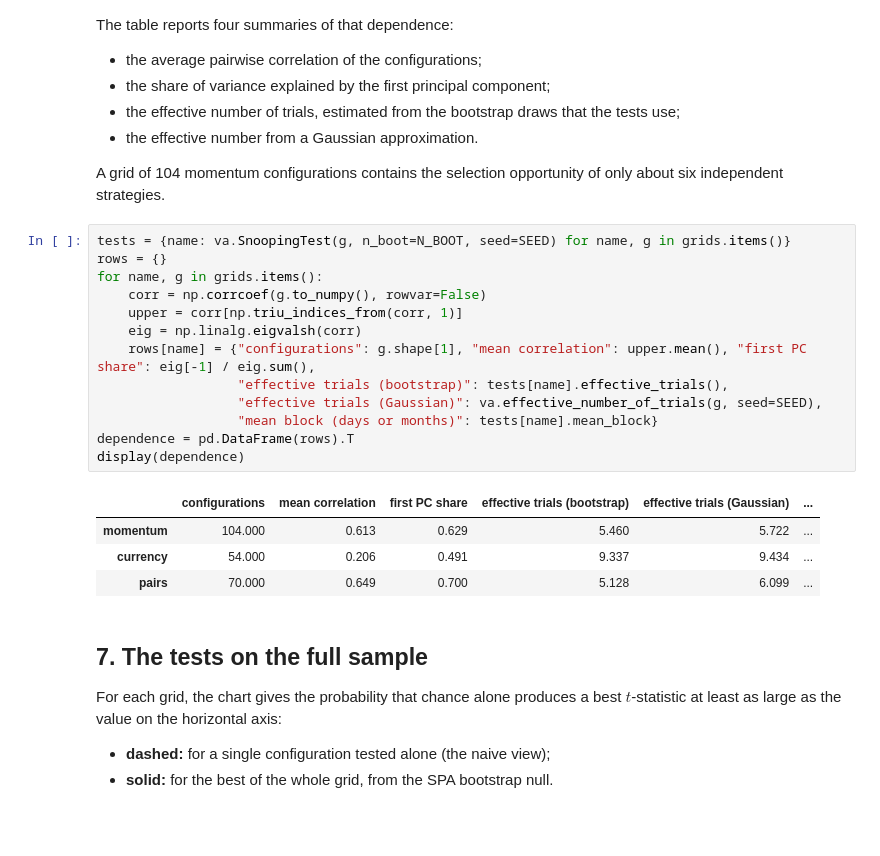
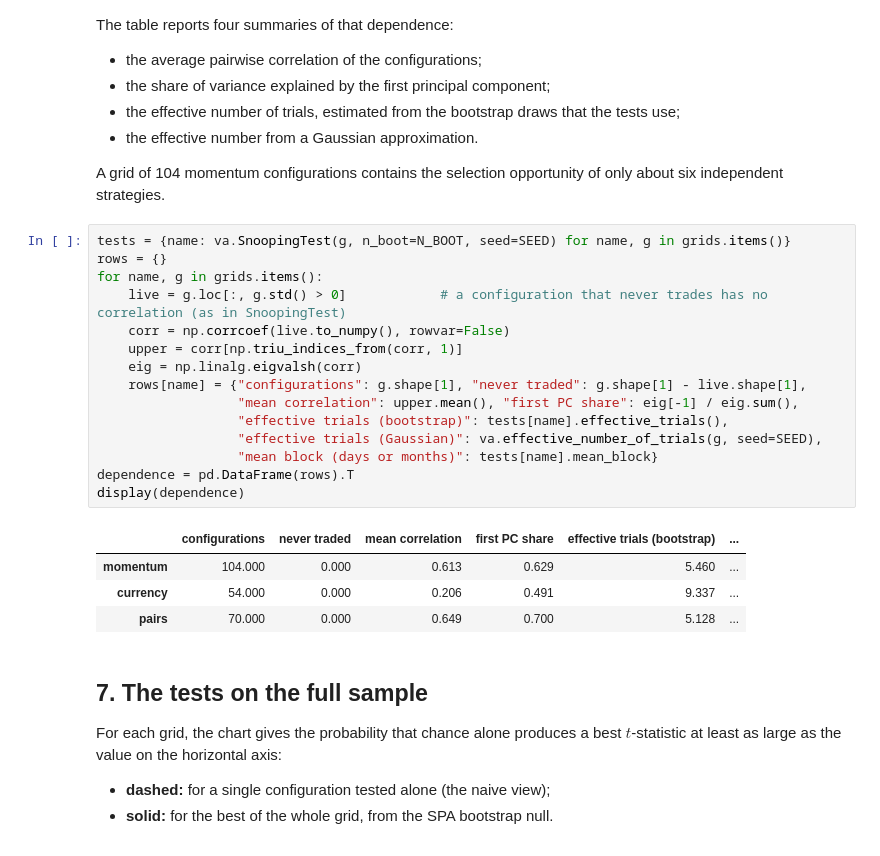
Before and after one commit to paolo993788/Algorithmic-trading, a Jupyter notebook: notebooks/strategy_validation/data_snooping_and_multiple_testing.ipynb, the cells around one changed output. Drawn from its saved outputs; the diff is of its cells as text.

```diff
--- a/notebooks/strategy_validation/data_snooping_and_multiple_testing.ipynb
+++ b/notebooks/strategy_validation/data_snooping_and_multiple_testing.ipynb
@@ -175,21 +175,23 @@ A grid of 104 momentum configurations contains the selection opportunity of only
 # %%
 tests = {name: va.SnoopingTest(g, n_boot=N_BOOT, seed=SEED) for name, g in grids.items()}
 rows = {}
 for name, g in grids.items():
-    corr = np.corrcoef(g.to_numpy(), rowvar=False)
+    live = g.loc[:, g.std() > 0]            # a configuration that never trades has no correlation (as in SnoopingTest)
+    corr = np.corrcoef(live.to_numpy(), rowvar=False)
     upper = corr[np.triu_indices_from(corr, 1)]
     eig = np.linalg.eigvalsh(corr)
-    rows[name] = {"configurations": g.shape[1], "mean correlation": upper.mean(), "first PC share": eig[-1] / eig.sum(),
+    rows[name] = {"configurations": g.shape[1], "never traded": g.shape[1] - live.shape[1],
+                  "mean correlation": upper.mean(), "first PC share": eig[-1] / eig.sum(),
                   "effective trials (bootstrap)": tests[name].effective_trials(),
                   "effective trials (Gaussian)": va.effective_number_of_trials(g, seed=SEED),
                   "mean block (days or months)": tests[name].mean_block}
 dependence = pd.DataFrame(rows).T
 display(dependence)
 # %% [output]
-|  | configurations | mean correlation | first PC share | effective trials (bootstrap) | effective trials (Gaussian) | ... |
-| momentum | 104.000 | 0.613 | 0.629 | 5.460 | 5.722 | ... |
-| currency | 54.000 | 0.206 | 0.491 | 9.337 | 9.434 | ... |
-| pairs | 70.000 | 0.649 | 0.700 | 5.128 | 6.099 | ... |
+|  | configurations | never traded | mean correlation | first PC share | effective trials (bootstrap) | ... |
+| momentum | 104.000 | 0.000 | 0.613 | 0.629 | 5.460 | ... |
+| currency | 54.000 | 0.000 | 0.206 | 0.491 | 9.337 | ... |
+| pairs | 70.000 | 0.000 | 0.649 | 0.700 | 5.128 | ... |
 # %% [markdown]
 ## 7. The tests on the full sample
 
```
Also changed, not shown: parts of 1 cell of this notebook.
